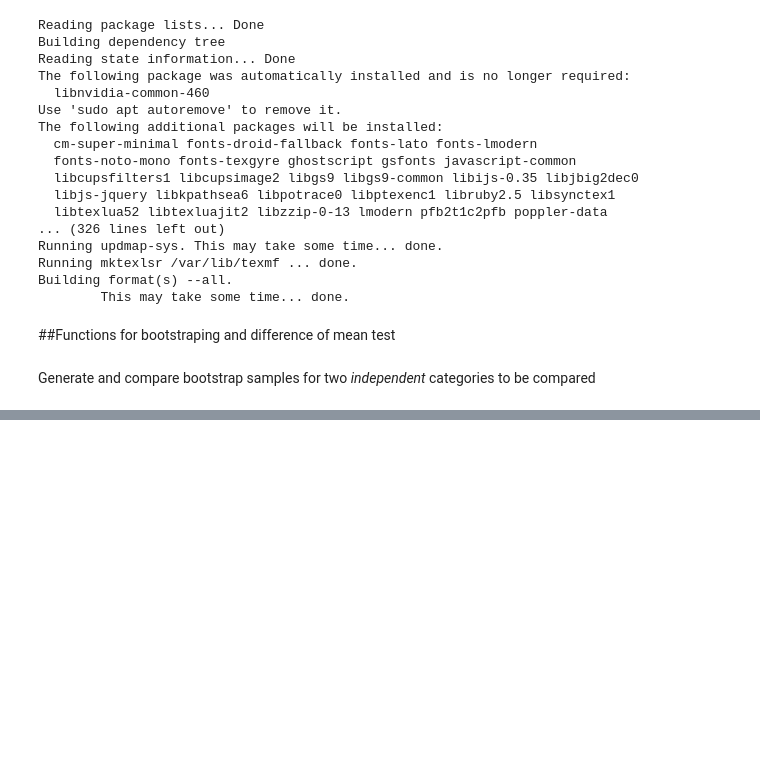
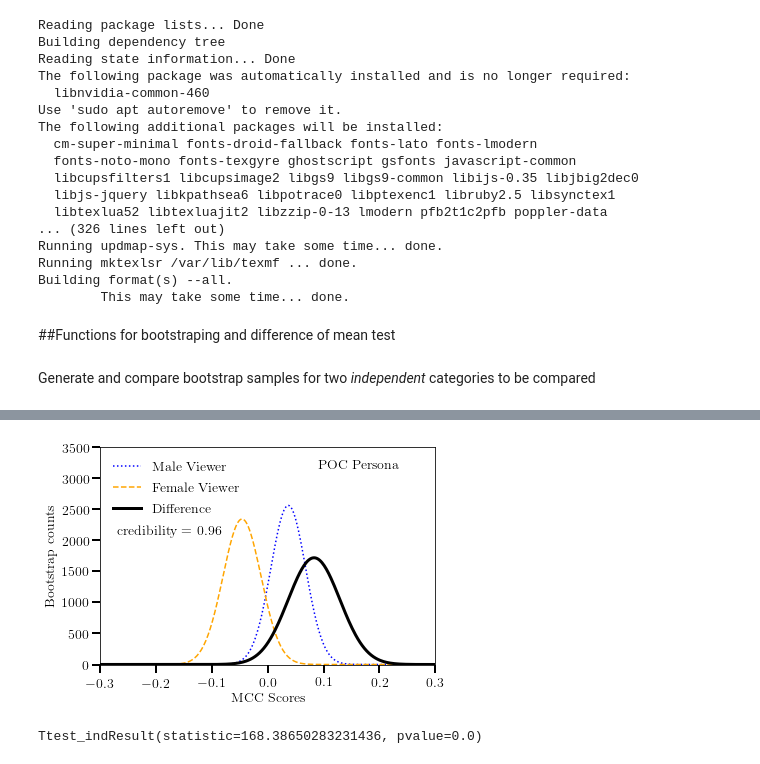
Before and after one commit to juniperlovato/DiverseMisinformationPaper, a Jupyter notebook: Final_Visualizations_of_Bootstrapping_confusion_matrix.ipynb, the cells around one changed output, grey strips where cells are left out. Cells and saved outputs as stored; diff of their text form; code cells hidden in the pictures; blank space fills up the shorter version.

```diff
--- a/Final_Visualizations_of_Bootstrapping_confusion_matrix.ipynb
+++ b/Final_Visualizations_of_Bootstrapping_confusion_matrix.ipynb
@@ -375,0 +173,15 @@ complete_visualization(bootstrap_Young, 'Age18-29 Viewer', bootstrap_Old,'Age 50
+# %%
+#Argument key:  array and label, demographic array
+complete_visualization(bootstrap_Male_POC,'Male Viewer',bootstrap_Female_POC,'Female Viewer', 'Difference', 'POC Persona', 3500,0.3)
+# %% [output]
+[figure, added]
+# %%
+#Male and female viewers of white videos
+
+bootstrap_Male_White = generate_corrcoeff(409,415,115,179)
+bootstrap_Female_White = generate_corrcoeff(304,344,127,155)
+
+result_bias_Gender = ttest_ind(bootstrap_Male_White,bootstrap_Female_White,equal_var=False)
+print(result_bias_Gender)
+# %% [output]
+Ttest_indResult(statistic=168.38650283231436, pvalue=0.0)
```
Also changed, not shown: parts of 91 cells of this notebook.
